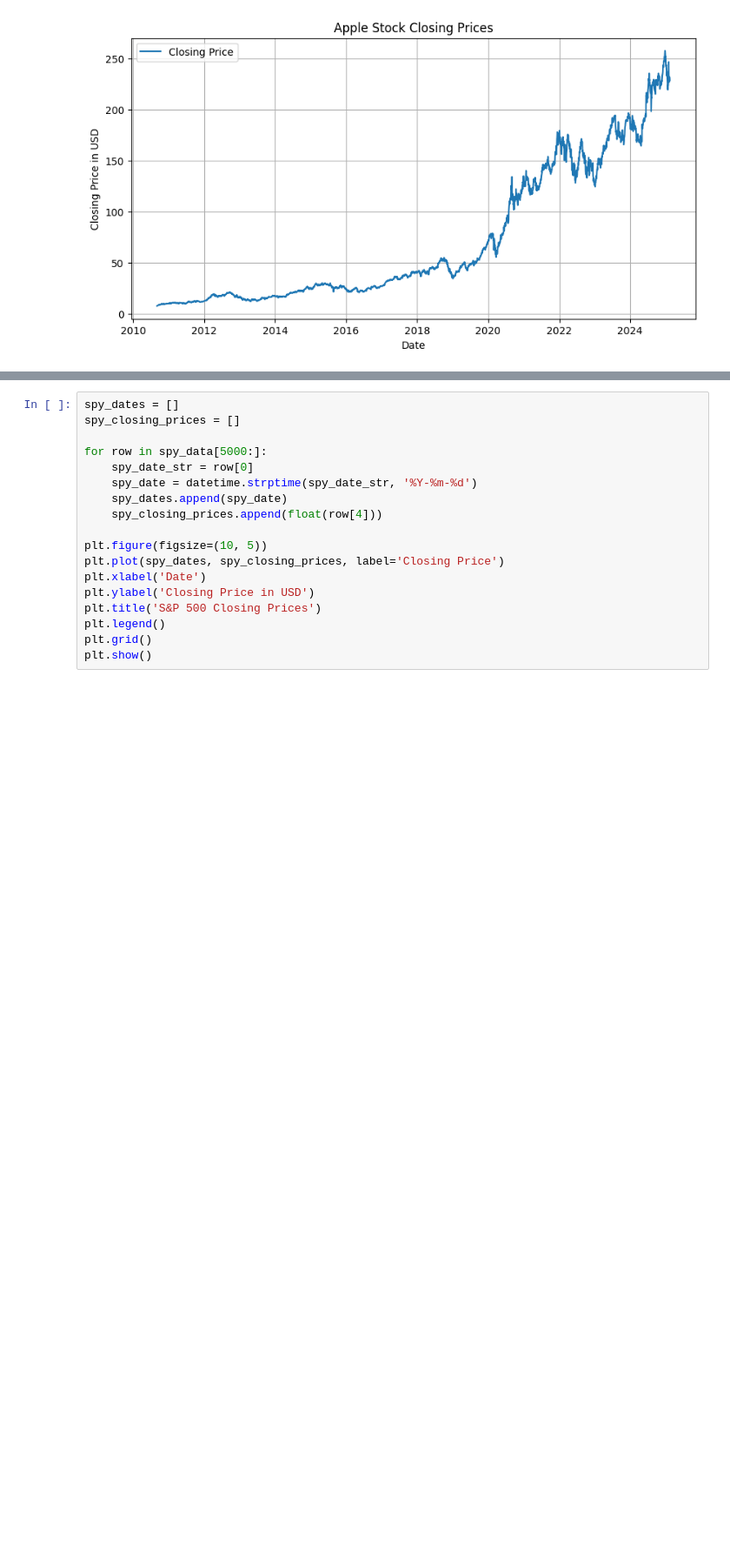
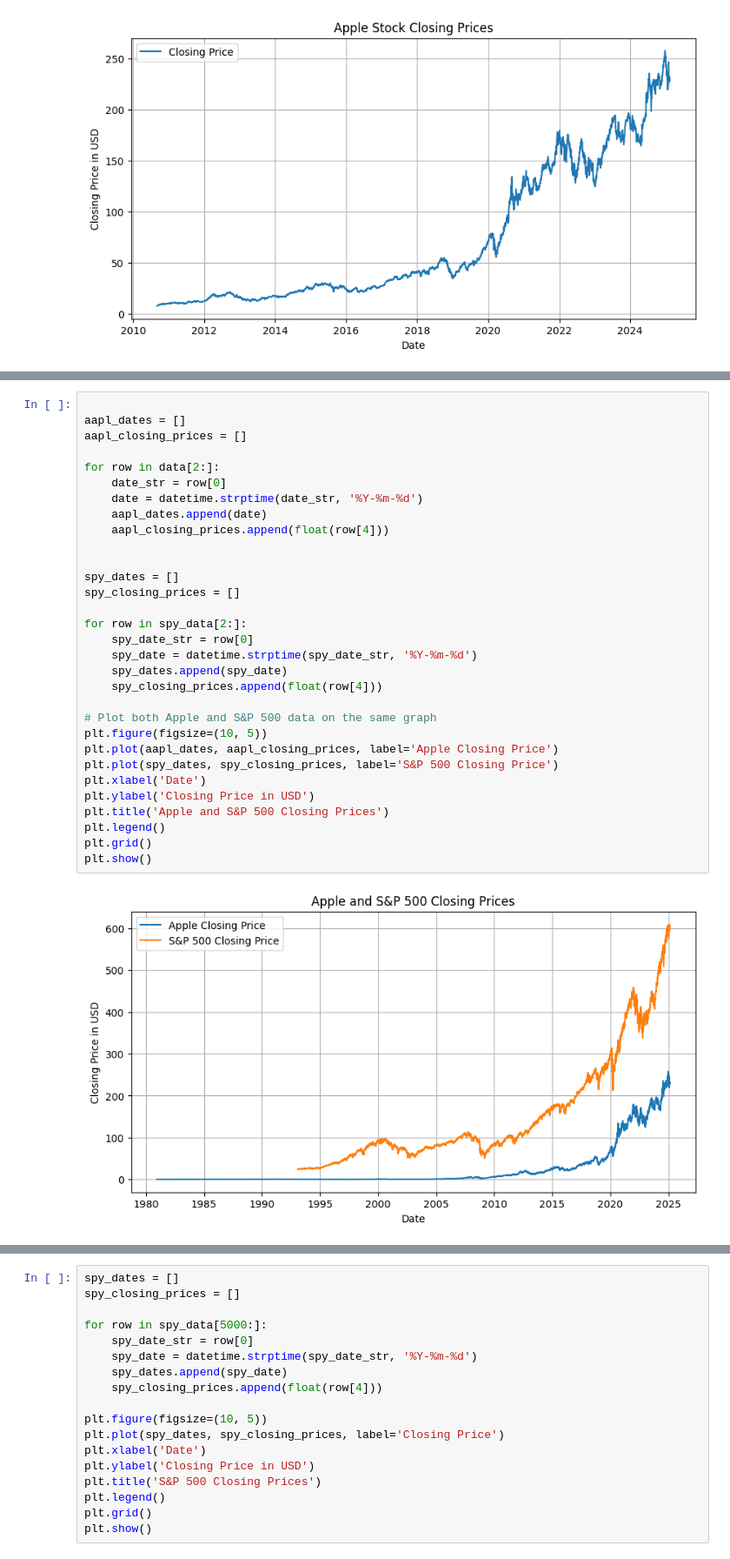
Before and after one commit to eirik-evjenth/Python_Collection, a Jupyter notebook: Visual Studio IT 2/Kapittel 3/Kapittel 3B/Prosjekt/APPL_manual_stocks.ipynb, the cells around one changed output, grey strips where cells are left out. Shown: that part at 87% size. Cells and saved outputs as stored; diff of their text form; blank space fills up the shorter version.

```diff
--- a/Visual Studio IT 2/Kapittel 3/Kapittel 3B/Prosjekt/APPL_manual_stocks.ipynb
+++ b/Visual Studio IT 2/Kapittel 3/Kapittel 3B/Prosjekt/APPL_manual_stocks.ipynb
@@ -237,0 +259,33 @@ Ser på hvordan Apple har utviklet seg sammenliknet med det generelle markedet
+# %%
+
+aapl_dates = []
+aapl_closing_prices = []
+
+for row in data[2:]:
+    date_str = row[0]
+    date = datetime.strptime(date_str, '%Y-%m-%d')
+    aapl_dates.append(date)
+    aapl_closing_prices.append(float(row[4]))
+
+
+spy_dates = []
+spy_closing_prices = []
+
+for row in spy_data[2:]:
+    spy_date_str = row[0]
+    spy_date = datetime.strptime(spy_date_str, '%Y-%m-%d')
+    spy_dates.append(spy_date)
+    spy_closing_prices.append(float(row[4]))
+
+# Plot both Apple and S&P 500 data on the same graph
+plt.figure(figsize=(10, 5))
+plt.plot(aapl_dates, aapl_closing_prices, label='Apple Closing Price')
+plt.plot(spy_dates, spy_closing_prices, label='S&P 500 Closing Price')
+plt.xlabel('Date')
+plt.ylabel('Closing Price in USD')
+plt.title('Apple and S&P 500 Closing Prices')
+plt.legend()
+plt.grid()
+plt.show()
+# %% [output]
+[figure, added]
```
Also changed, not shown: parts of 27 cells of this notebook.
